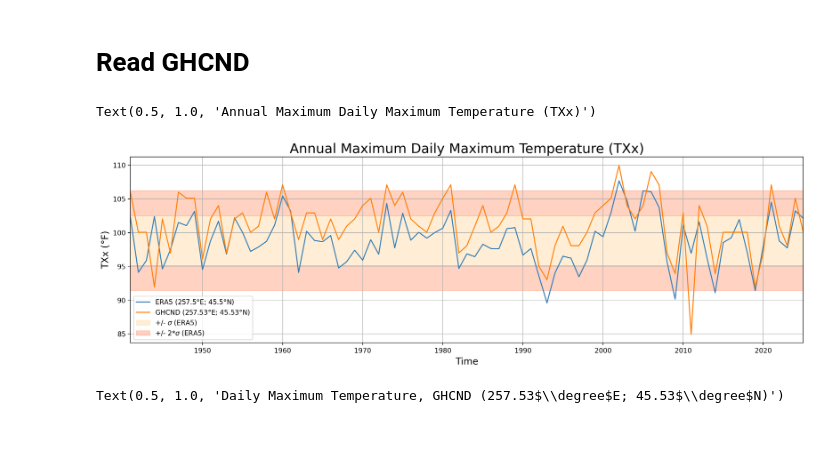
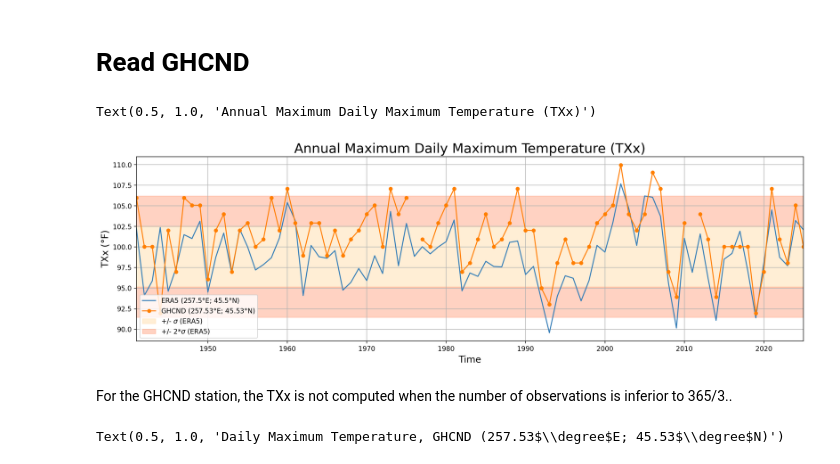
Before and after one commit to GaelleHervieux/TXx, a Jupyter notebook: SouthDakota_TXx_timeseries.ipynb, the cells around one changed output. Cells and saved outputs as stored; diff of their text form; code cells hidden in the pictures; blank space fills up the shorter version.

```diff
--- a/SouthDakota_TXx_timeseries.ipynb
+++ b/SouthDakota_TXx_timeseries.ipynb
@@ -104,8 +104,3 @@ print(Otmax.min().data,Otmax.max().data)
 units = f'$\degree$F'
 # %% [output]
 -45.03999999999999 116.96000000000001
-# %%
-Octmax = xr.zeros_like(Otmax.groupby('time.year').mean('time'))*np.nan
-
-for iyear in np.arange(yearb,yeare+1):
-  Octmax.loc[{'year':iyear}] = Otmax.sel(time=slice(f'{iyear-1}-10-01',f'{iyear}-09-30')).max('time')
@@ -146,33 +143,41 @@ txx=ds['TXx'].sel(lon=ilon,lat=ilat)
 # %% [markdown]
 # Read GHCND
 # %%
-istation=72
-olon=round(dsSD['longitude'].isel(station=72).data.item()+360,2)
-olat=round(dsSD['latitude'].isel(station=72).data.item(),2)
-Otxx=Octmax.isel(station=72)
+ist = 72
+Octmax = xr.zeros_like(Otmax.isel(station=ist).groupby('time.year').mean('time'))*np.nan
+
+for iyear in np.arange(yearb,yeare+1):
+  xxx = Otmax.isel(station=ist).sel(time=slice(f'{iyear-1}-10-01',f'{iyear}-09-30'))
+  yyy = xr.where(np.isnan(xxx)==False,1,0).sum('time')
+  Octmax.loc[{'year':iyear}] = xxx.where(yyy>365/3.).max('time')
+olon=round(dsSD['longitude'].isel(station=ist).data.item()+360,2)
+olat=round(dsSD['latitude'].isel(station=ist).data.item(),2)
+Otxx=Octmax
 # %%
 x = txx['time']
 y1 = txx.mean('time')-txx.std('time')
 y2 = txx.mean('time')+txx.std('time')
 y3 = txx.mean('time')-2*txx.std('time')
 y4 = txx.mean('time')+2*txx.std('time')
 fig, ax = plt.subplots(nrows=1,ncols=1,figsize=(18,5))
 txx.plot(color=CB_color[0],label=f'ERA5 ({ilon}$\degree$E; {ilat}$\degree$N)')
-Otxx.plot(color=CB_color[1],label=f'GHCND ({olon}$\degree$E; {olat}$\degree$N)')
+Otxx.plot(marker='o',markersize=5,color=CB_color[1],label=f'GHCND ({olon}$\degree$E; {olat}$\degree$N)')
 ax.fill_between(x, y1, y2, color='navajowhite', alpha=0.5,label='+/- $\sigma$ (ERA5)')
 ax.fill_between(x, y2, y4, color='coral', alpha=0.35,label='+/- 2*$\sigma$ (ERA5)')
 ax.fill_between(x, y1, y3, color='coral', alpha=0.35)
 ax.set_ylabel(f'TXx ({units})',fontsize=14)
 ax.set_xlabel('Time',fontsize=14)
 ax.grid()
 # set y axis lim
 ax.set_xlim(x.min(),x.max())
 # show legend
-ax.legend()
+ax.legend(loc='lower left')
 ax.set_title(f'Annual Maximum Daily Maximum Temperature (TXx)',fontsize=20)
 # %% [output]
 Text(0.5, 1.0, 'Annual Maximum Daily Maximum Temperature (TXx)')
-[figure, old version]
+[figure, new version]
+# %% [markdown]
+For the GHCND station, the TXx is not computed when the number of observations is inferior to 365/3..
 # %%
 
 fig, ax = plt.subplots(nrows=1,ncols=1,figsize=(18,5))
```
Also changed, not shown: parts of 2 cells of this notebook.
